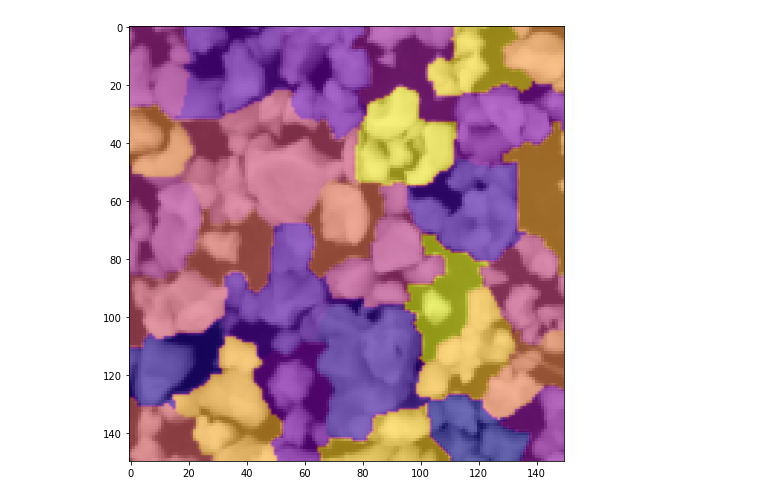
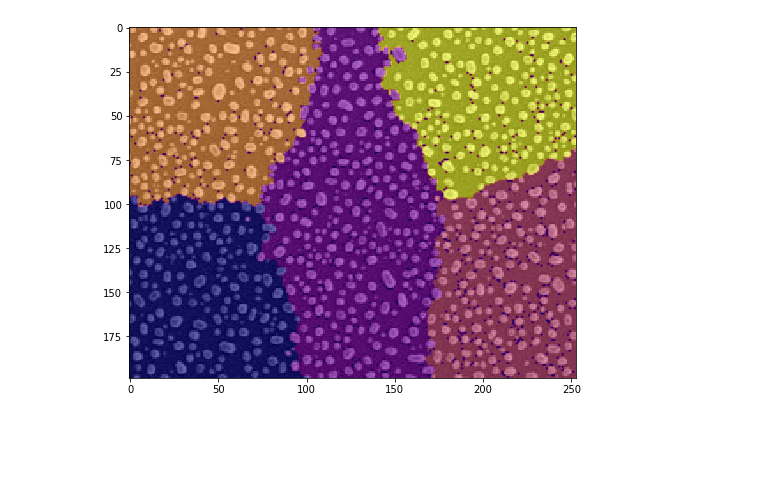
Before and after one commit to Toliak/particle-counter, a Jupyter notebook: notebooks/cluster.ipynb, the cells around one changed output. Drawn from its saved outputs; the diff is of its cells as text; code cells hidden in the pictures; blank space fills up the shorter version.

```diff
--- a/notebooks/cluster.ipynb
+++ b/notebooks/cluster.ipynb
@@ -39,0 +59,9 @@ plot.plot([i for i in range(len(graph.data))], graph.data)
+# %%
+image[filter_first is False] = 0
+# %%
+crop = image[~(image==0).all(1)]
+crop = crop.T
+crop = crop[~(crop==0).all(1)]
+crop = crop.T
+
+visualize(crop, 'crop')
@@ -40,19 +70,24 @@ plot.plot([i for i in range(len(graph.data))], graph.data)
+# %%
+graph = img_to_graph(crop / 255)
+graph.data = np.exp(- 5 * graph.data / graph.data.std())
 # %%
 from sklearn.cluster import spectral_clustering
 
 
 labels = spectral_clustering(
     graph,
-    n_clusters=30,
+    n_clusters=5,
+    n_init=2,
     eigen_solver='amg',
-    assign_labels='kmeans',
+    assign_labels='discretize',
     random_state=1,
 )
-labels = labels.reshape(image.shape)
+labels = labels.reshape(crop.shape)
+labels[crop == 0] = 0
 # %%
 plot.figure(figsize=(8, 8))
-plot.imshow(image, cmap='gray')
+plot.imshow(crop, cmap='gray')
 plot.imshow(labels, cmap='plasma', alpha=.6, interpolation='bilinear')
 plot.show()
 # %% [output]
-[figure, old version]
+[figure, new version]
```
Also changed, not shown: parts of 7 cells of this notebook, 1 other file.
